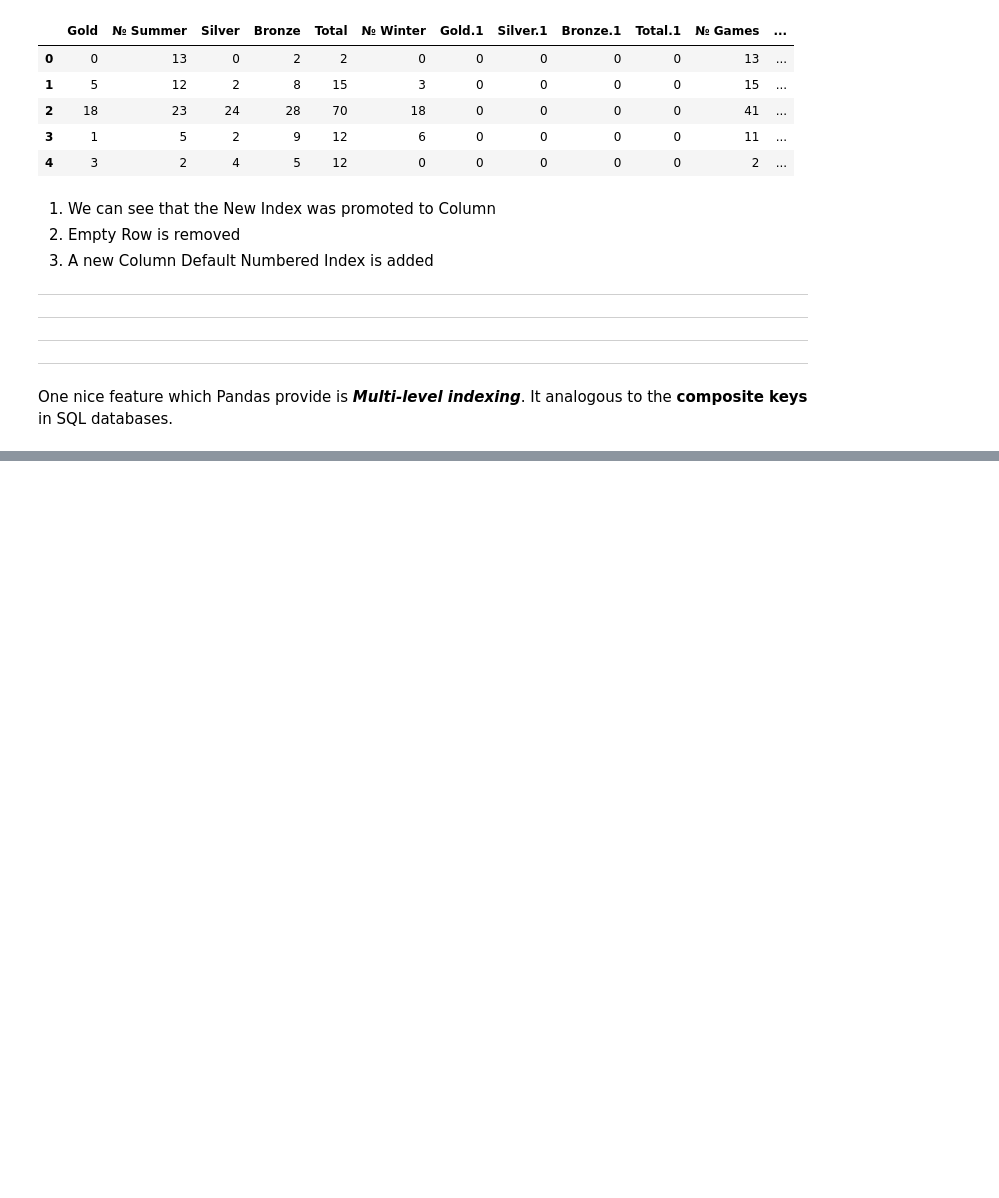
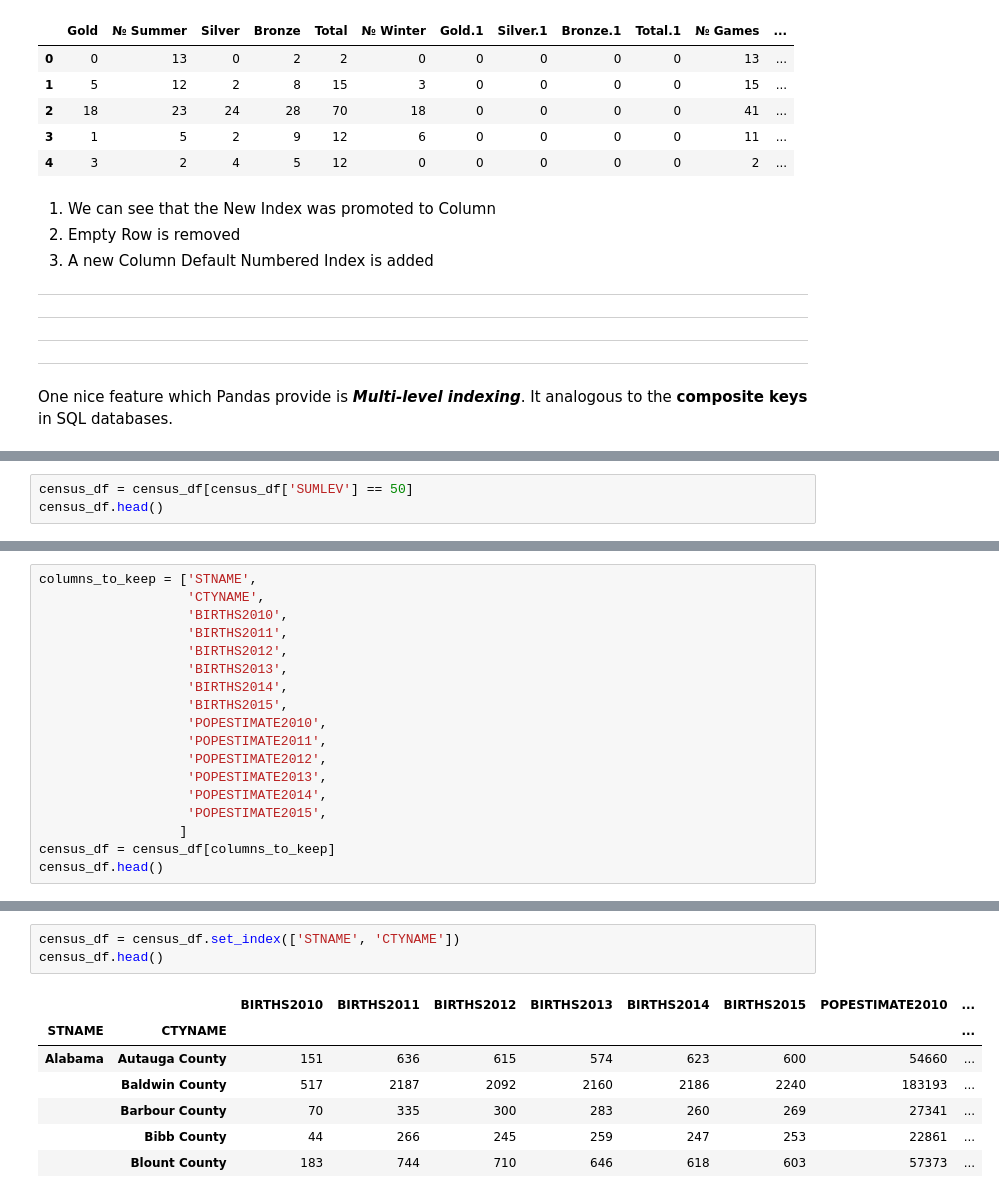
Before and after one commit to mohitsoni7/coursera_datasci_1, a Jupyter notebook: week2-pandas.ipynb, the cells around one changed output, grey strips where cells are left out. Drawn from its saved outputs; the diff is of its cells as text; blank space fills up the shorter version.

```diff
--- a/week2-pandas.ipynb
+++ b/week2-pandas.ipynb
@@ -829,0 +843,3 @@ census_df.loc[]
+# %%
+census_df = census_df[census_df['SUMLEV'] == 50]
+census_df.head()
@@ -829,0 +858,18 @@ census_df.loc[]
+# %%
+columns_to_keep = ['STNAME',
+                   'CTYNAME',
+                   'BIRTHS2010',
+                   'BIRTHS2011',
+                   'BIRTHS2012',
+                   'BIRTHS2013',
+                   'BIRTHS2014',
+                   'BIRTHS2015',
+                   'POPESTIMATE2010',
+                   'POPESTIMATE2011',
+                   'POPESTIMATE2012',
+                   'POPESTIMATE2013',
+                   'POPESTIMATE2014',
+                   'POPESTIMATE2015',
+                  ]
+census_df = census_df[columns_to_keep]
+census_df.head()
@@ -829,0 +889,11 @@ census_df.loc[]
+# %%
+census_df = census_df.set_index(['STNAME', 'CTYNAME'])
+census_df.head()
+# %% [output]
+|  |  | BIRTHS2010 | BIRTHS2011 | BIRTHS2012 | BIRTHS2013 | BIRTHS2014 | BIRTHS2015 | POPESTIMATE2010 | ... |
+| STNAME | CTYNAME |  |  |  |  |  |  |  | ... |
+| Alabama | Autauga County | 151 | 636 | 615 | 574 | 623 | 600 | 54660 | ... |
+|  | Baldwin County | 517 | 2187 | 2092 | 2160 | 2186 | 2240 | 183193 | ... |
+|  | Barbour County | 70 | 335 | 300 | 283 | 260 | 269 | 27341 | ... |
+|  | Bibb County | 44 | 266 | 245 | 259 | 247 | 253 | 22861 | ... |
+|  | Blount County | 183 | 744 | 710 | 646 | 618 | 603 | 57373 | ... |
```
Also changed, not shown: parts of 23 cells of this notebook, 1 other file.
